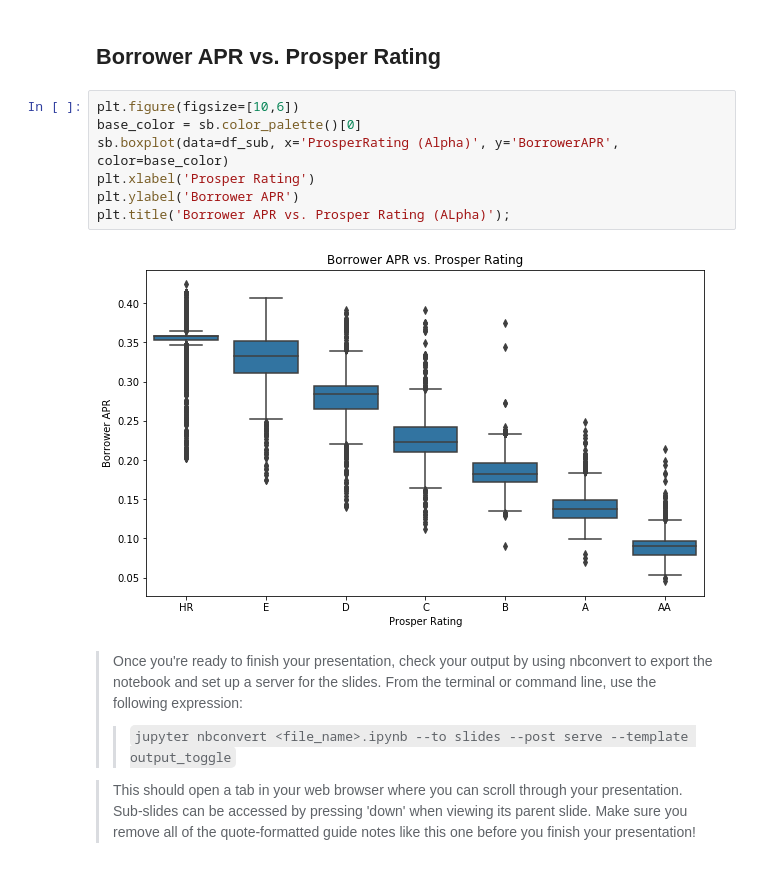
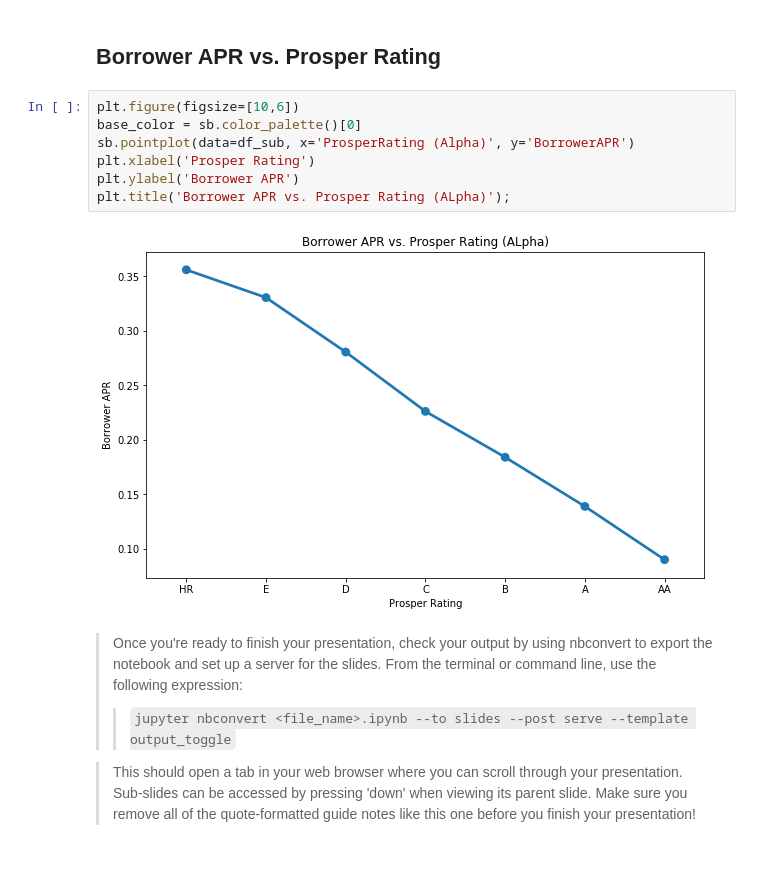
Before and after one commit to chukwume/prosperloandata, a Jupyter notebook: slide_deck_template.ipynb, the cells around one changed output. Cells and saved outputs as stored; diff of their text form.

Commit message:
feat: Change boxplot to point plot in APR vs Proper rating in slide deck

```diff
--- a/slide_deck_template.ipynb
+++ b/slide_deck_template.ipynb
@@ -77,12 +77,12 @@ plt.title('Borrower APR vs. Loan Amount');
 # %%
 plt.figure(figsize=[10,6])
 base_color = sb.color_palette()[0]
-sb.boxplot(data=df_sub, x='ProsperRating (Alpha)', y='BorrowerAPR', color=base_color)
+sb.pointplot(data=df_sub, x='ProsperRating (Alpha)', y='BorrowerAPR')
 plt.xlabel('Prosper Rating')
 plt.ylabel('Borrower APR')
 plt.title('Borrower APR vs. Prosper Rating (ALpha)');
 # %% [output]
-[figure, old version]
+[figure, new version]
 # %% [markdown]
 > Once you're ready to finish your presentation, check your output by using
 nbconvert to export the notebook and set up a server for the slides. From the
```
